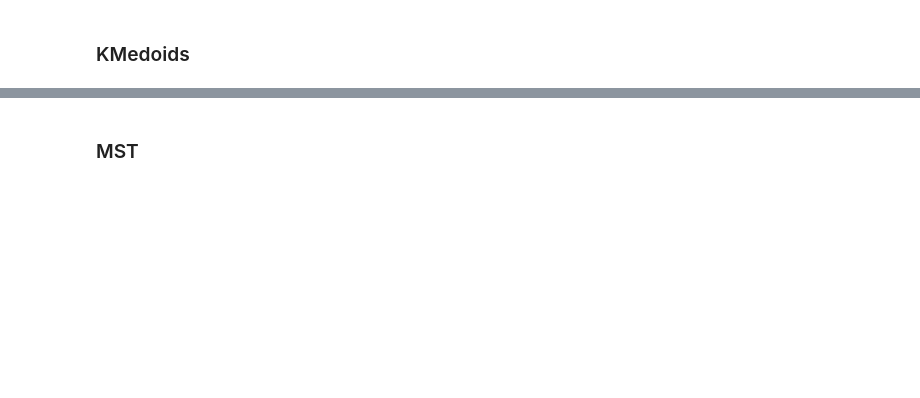
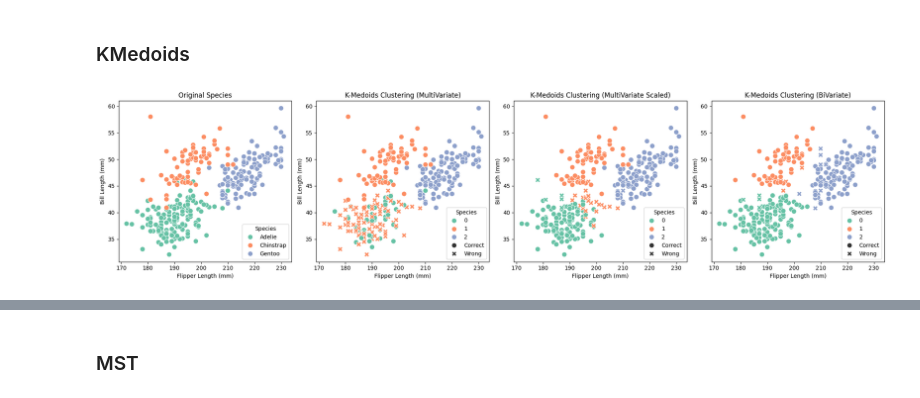
Before and after one commit to ivan-parreno/Cluster, a Jupyter notebook: ods/clustering/clustering.ipynb, the cells around one changed output, grey strips where cells are left out. Cells and saved outputs as stored; diff of their text form; code cells hidden in the pictures; blank space fills up the shorter version.

```diff
--- a/ods/clustering/clustering.ipynb
+++ b/ods/clustering/clustering.ipynb
@@ -176,9 +183,13 @@ df["Cluster KMedoids Scaled"] = apply_kmedoids(df_scaled[anova_results["Feature"
 df["Cluster KMedoids BiVariate"] = apply_kmedoids(df_standardized[anova_results["Feature"][:2]], 3)
 align_with_species(df, ["Cluster KMedoids", "Cluster KMedoids Scaled", "Cluster KMedoids BiVariate"])
 # %%
-fig = scatter_comparison(df, "species", "Cluster KMedoids", "Cluster KMedoids Scaled", "Cluster KMedoids BiVariate", "K-Medoids")
+fig = scatter_comparison(
+    df, "species", "Cluster KMedoids", "Cluster KMedoids Scaled", "Cluster KMedoids BiVariate", "K-Medoids"
+)
 plt.tight_layout()
 fig.savefig("images/kmedoids_clustering.png", dpi=600)
+# %% [output]
+[figure, added]
 # %%
 fig, ax = plt.subplots(nrows=1, ncols=3, figsize=(17, 5))
 show_confusion_matrix(
```
Also changed, not shown: parts of 20 cells of this notebook, 11 other files.
